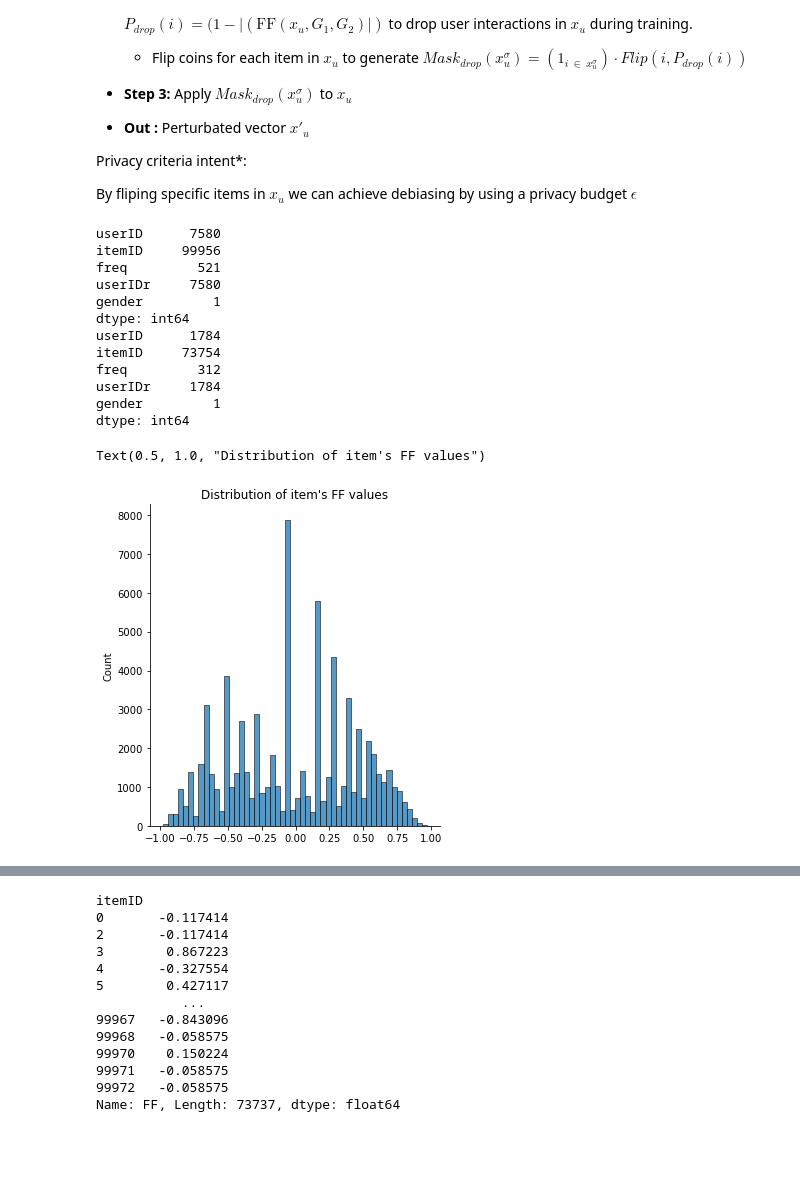
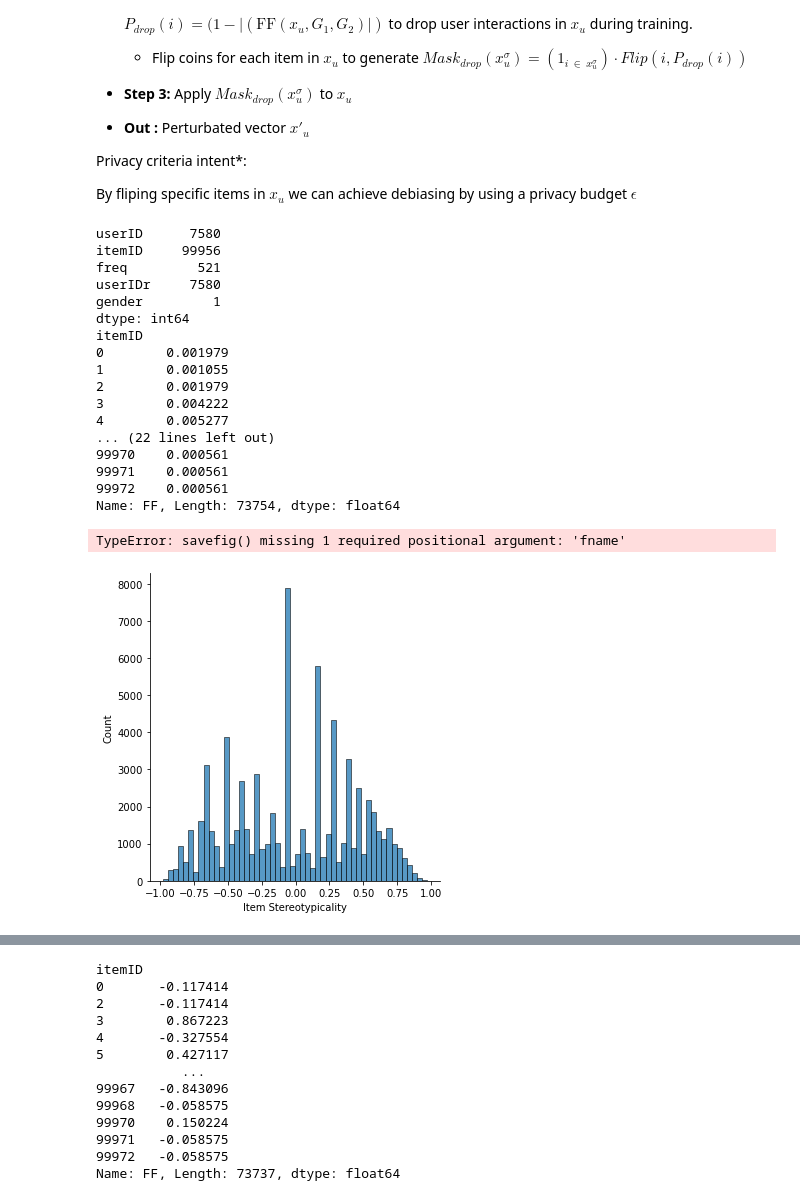
Before and after one commit to gescobedo/SBO, a Jupyter notebook: perturbation.ipynb, the cells around one changed output, grey strips where cells are left out. Cells and saved outputs as stored; diff of their text form; code cells hidden in the pictures; blank space fills up the shorter version.

```diff
--- a/perturbation.ipynb
+++ b/perturbation.ipynb
@@ -93,28 +93,35 @@ def sample_most_pop(population, num_sample=5,prob_bins=[], group_key="group"):
 # %%
 
 data_inter = pd.read_csv(ROOT_DIR/"lfm-multi-attr/Gustavo-2023-09-v2/inter.tsv.bz2",sep="\t",names=["userID","itemID","freq"],engine="python")
 data_user = pd.read_csv(ROOT_DIR/"lfm-multi-attr/Gustavo-2023-09-v2/demo.tsv.bz2",sep="\t",names=["userID","country","age","gender","created_at"],engine="python")
 
 joined = data_inter.join(data_user[["userID","gender"]], on="userID",how="left", lsuffix='', rsuffix='r').dropna()
 
 user_groups= {"gender":["m","f"]}
 rel_freq  = calc_rel_freq_inter(joined,user_groups)
 ff =calculate_ff(rel_freq,"gender_m","gender_f")
-ff.to_csv("lastfm-ff-values-M2F.csv")
+#ff.to_csv("lastfm-ff-values-M2F.csv")
+ff.name = "Item Stereotypicality"
 sns.displot(ff)
+plt.savefig()
 plt.title("Distribution of item's FF values")
 # %% [output]
 userID      7580
 itemID     99956
 freq         521
 userIDr     7580
 gender         1
 dtype: int64
-userID      1784
-itemID     73754
-freq         312
-userIDr     1784
-gender         1
-dtype: int64
+itemID
+0        0.001979
+1        0.001055
+2        0.001979
+3        0.004222
+4        0.005277
+... (22 lines left out)
+99970    0.000561
+99971    0.000561
+99972    0.000561
+Name: FF, Length: 73754, dtype: float64
-Text(0.5, 1.0, "Distribution of item's FF values")
+TypeError: savefig() missing 1 required positional argument: 'fname'
-[figure, old version]
+[figure, new version]
```
Also changed, not shown: parts of 1 cell of this notebook, 9 other files.
